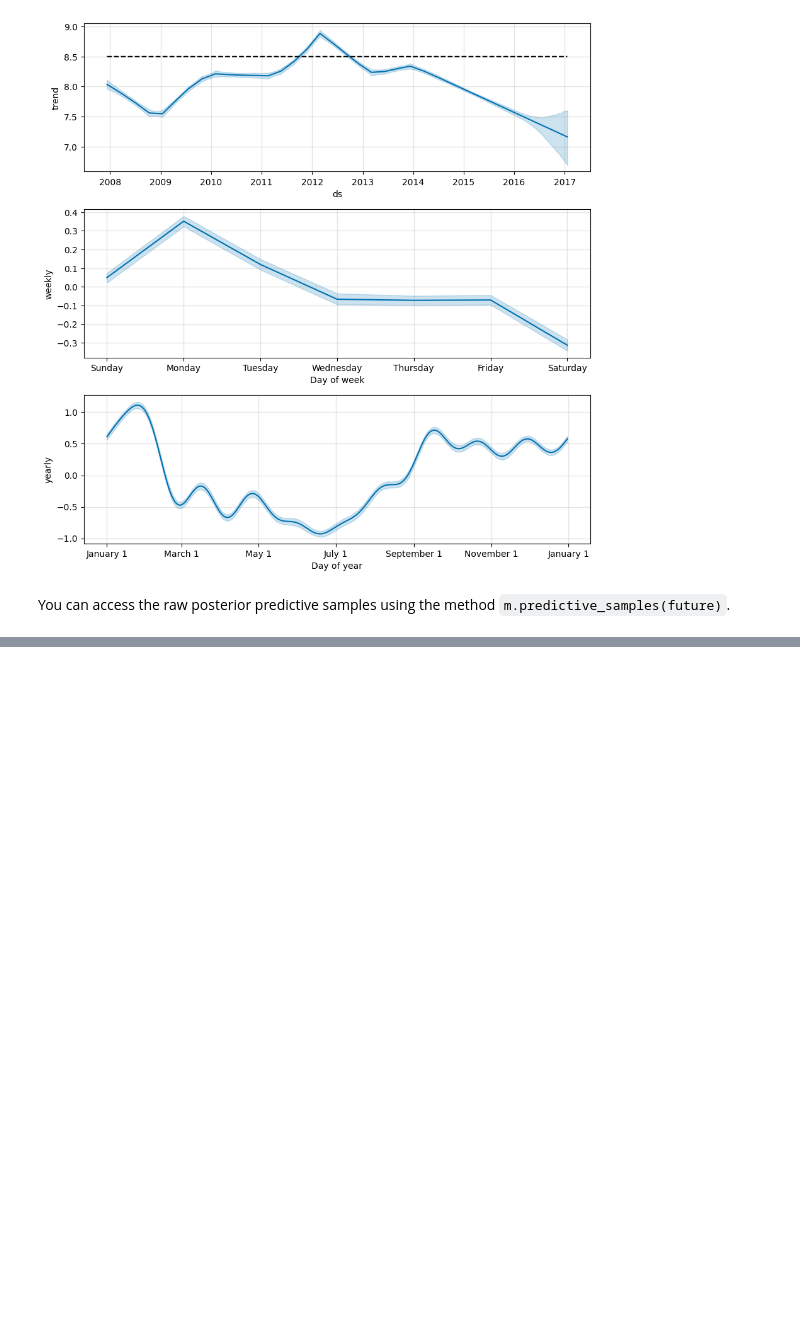
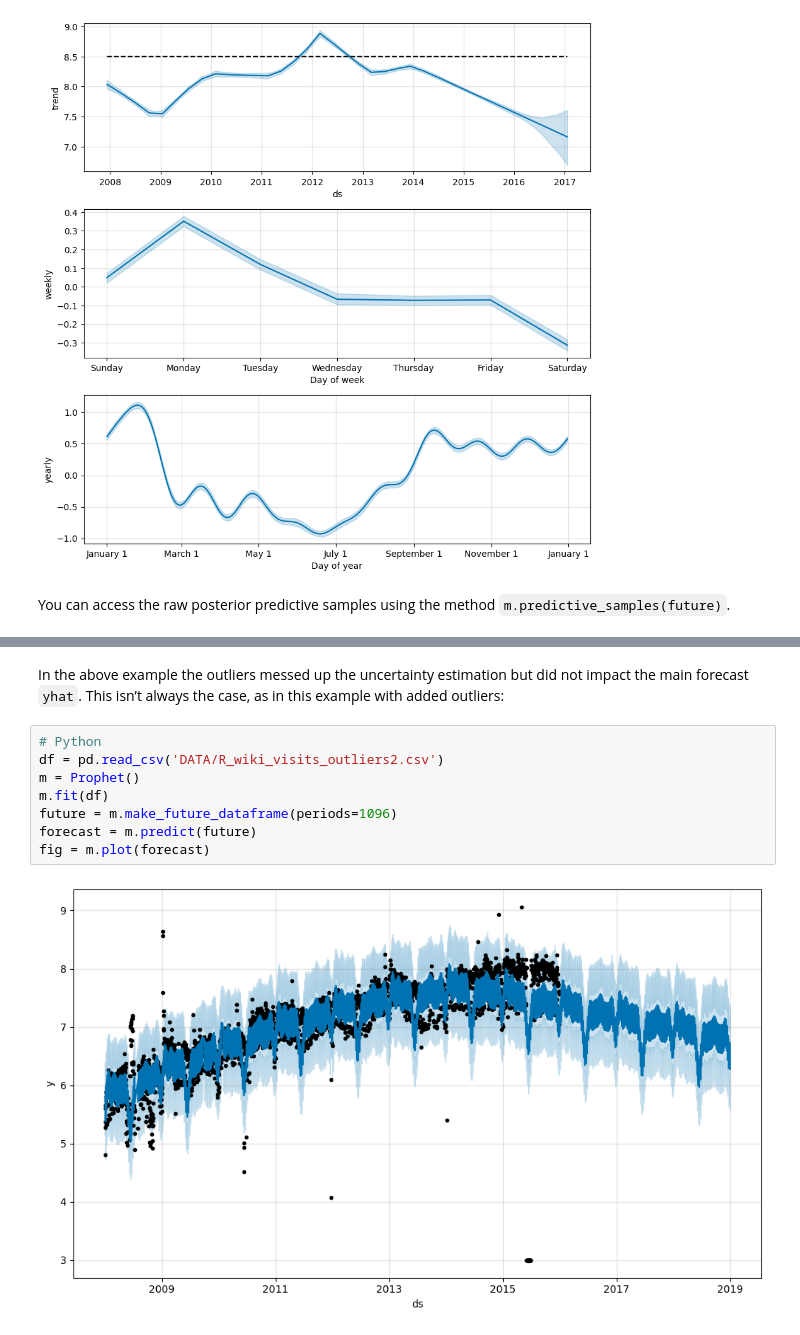
Before and after one commit to kdonavin/meta-prophet-guide, a Jupyter notebook: prophet.ipynb, the cells around one changed output, grey strips where cells are left out. Drawn from its saved outputs; the diff is of its cells as text; blank space fills up the shorter version.

```diff
--- a/prophet.ipynb
+++ b/prophet.ipynb
@@ -906,0 +930,12 @@ You can access the raw posterior predictive samples using the method `m.predicti
+# %% [markdown]
+In the above example the outliers messed up the uncertainty estimation but did not impact the main forecast `yhat`. This isn’t always the case, as in this example with added outliers:
+# %%
+# Python
+df = pd.read_csv('DATA/R_wiki_visits_outliers2.csv')
+m = Prophet()
+m.fit(df)
+future = m.make_future_dataframe(periods=1096)
+forecast = m.predict(future)
+fig = m.plot(forecast)
+# %% [output]
+[figure, added]
```
Also changed, not shown: parts of 7 cells of this notebook.
